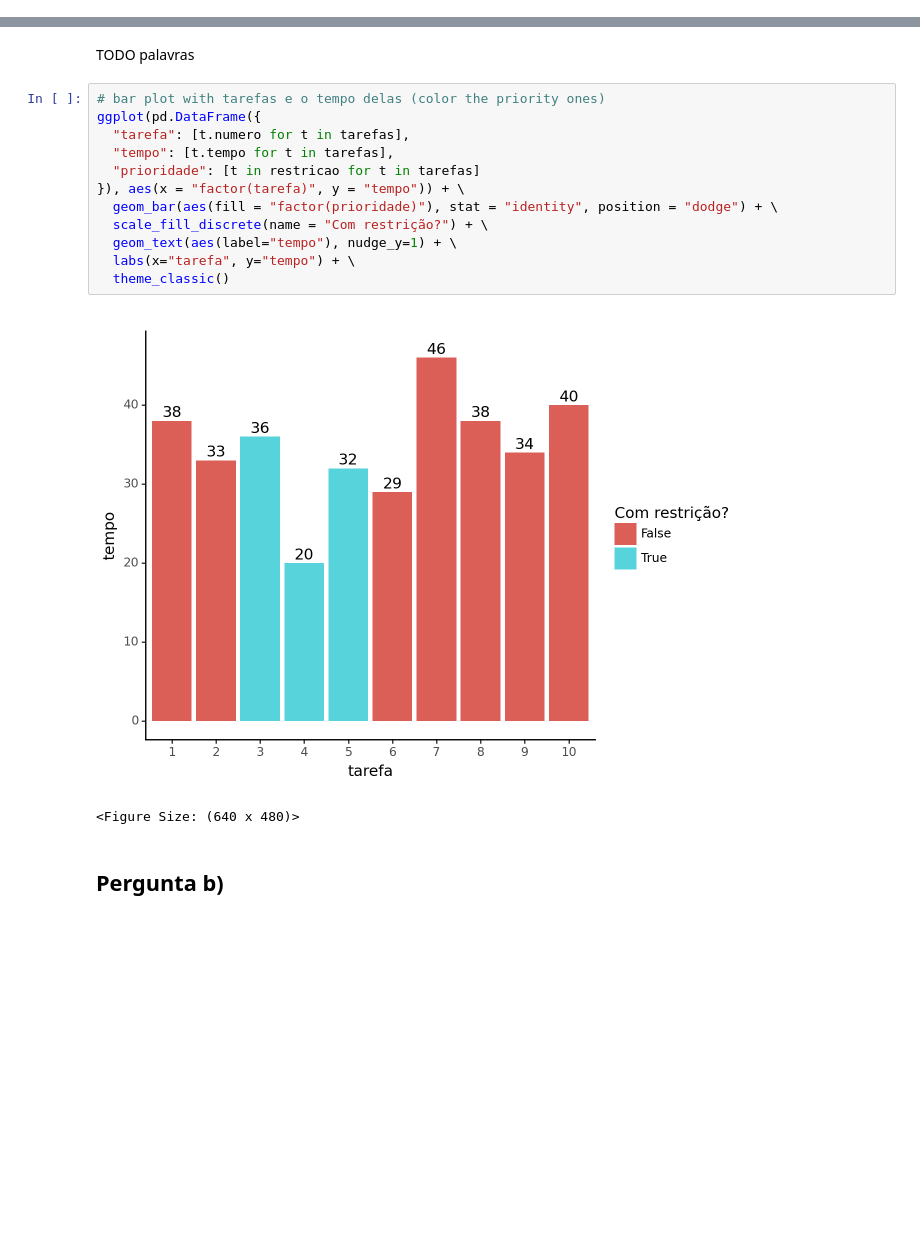
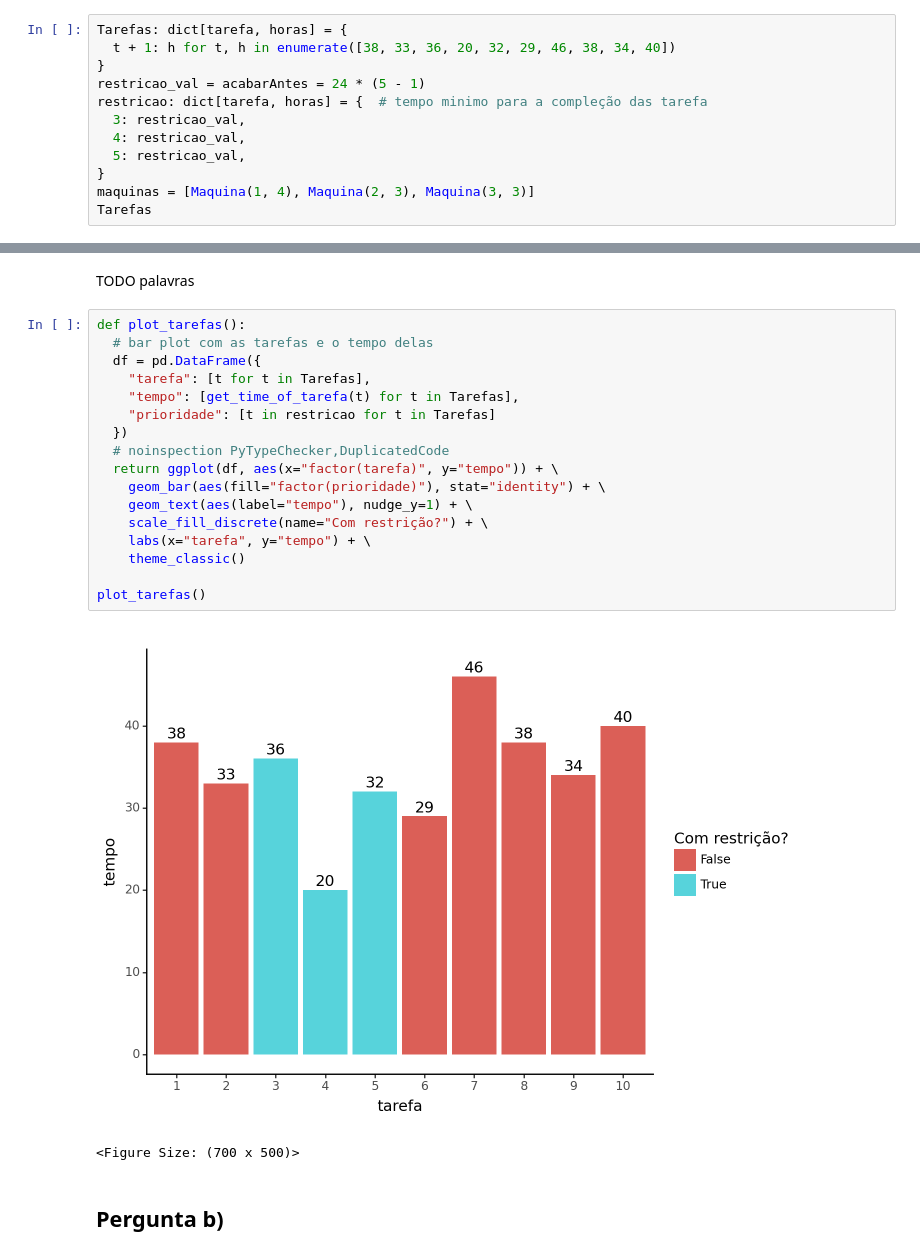
Before and after one commit to kardecallan566/Trab_grup_OH, a Jupyter notebook: notebooks/main.ipynb, the cells around one changed output, grey strips where cells are left out. Cells and saved outputs as stored; diff of their text form; blank space fills up the shorter version.

```diff
--- a/notebooks/main.ipynb
+++ b/notebooks/main.ipynb
@@ -242,0 +34,12 @@ create_df(primeiro)
+# %%
+Tarefas: dict[tarefa, horas] = {
+  t + 1: h for t, h in enumerate([38, 33, 36, 20, 32, 29, 46, 38, 34, 40])
+}
+restricao_val = acabarAntes = 24 * (5 - 1)
+restricao: dict[tarefa, horas] = {  # tempo minimo para a compleção das tarefa
+  3: restricao_val,
+  4: restricao_val,
+  5: restricao_val,
+}
+maquinas = [Maquina(1, 4), Maquina(2, 3), Maquina(3, 3)]
+Tarefas
@@ -245,20 +161,25 @@ create_df(primeiro)
 # %% [markdown]
 TODO palavras
 # %%
-# bar plot with tarefas e o tempo delas (color the priority ones)
-ggplot(pd.DataFrame({
-  "tarefa": [t.numero for t in tarefas],
-  "tempo": [t.tempo for t in tarefas],
-  "prioridade": [t in restricao for t in tarefas]
-}), aes(x = "factor(tarefa)", y = "tempo")) + \
-  geom_bar(aes(fill = "factor(prioridade)"), stat = "identity", position = "dodge") + \
-  scale_fill_discrete(name = "Com restrição?") + \
-  geom_text(aes(label="tempo"), nudge_y=1) + \
-  labs(x="tarefa", y="tempo") + \
-  theme_classic()
+def plot_tarefas():
+  # bar plot com as tarefas e o tempo delas
+  df = pd.DataFrame({
+    "tarefa": [t for t in Tarefas],
+    "tempo": [get_time_of_tarefa(t) for t in Tarefas],
+    "prioridade": [t in restricao for t in Tarefas]
+  })
+  # noinspection PyTypeChecker,DuplicatedCode
+  return ggplot(df, aes(x="factor(tarefa)", y="tempo")) + \
+    geom_bar(aes(fill="factor(prioridade)"), stat="identity") + \
+    geom_text(aes(label="tempo"), nudge_y=1) + \
+    scale_fill_discrete(name="Com restrição?") + \
+    labs(x="tarefa", y="tempo") + \
+    theme_classic()
+
+plot_tarefas()
 # %% [output]
-[figure, old version]
+[figure, new version]
-<Figure Size: (640 x 480)>
+<Figure Size: (700 x 500)>
 # %% [markdown]
 ## Pergunta b)
 # %% [markdown]
```
Also changed, not shown: parts of 37 cells of this notebook, 3 other files.
